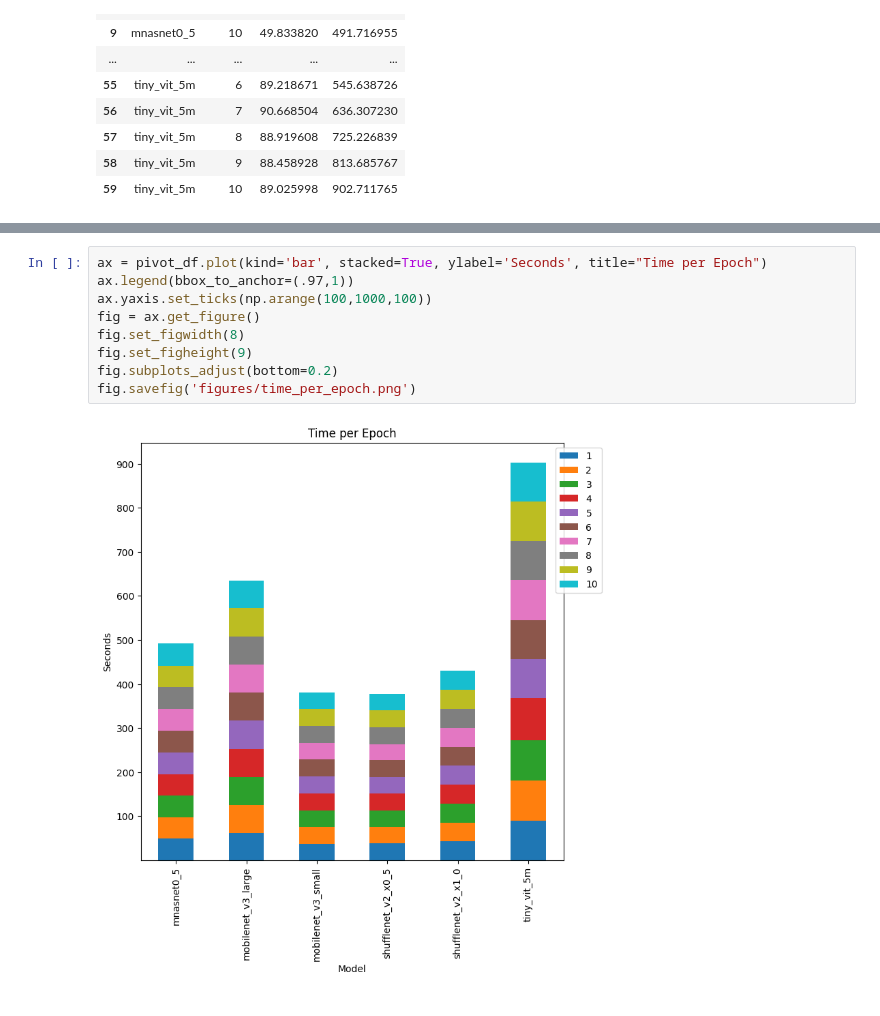
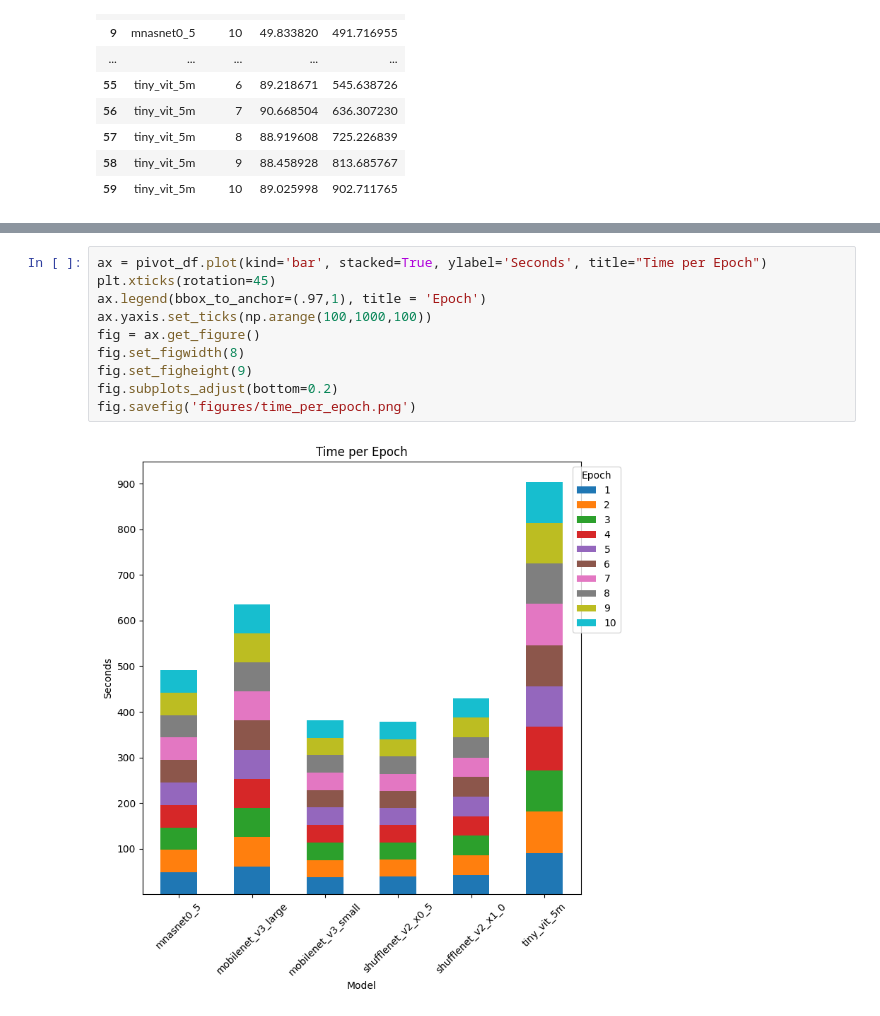
Before and after one commit to UVA-MLSys/Big-Data-Systems, a Jupyter notebook: Team 11/data_viz.ipynb, the cells around one changed output, grey strips where cells are left out. Cells and saved outputs as stored; diff of their text form.

Commit message:
model figures update

```diff
--- a/Team 11/data_viz.ipynb
+++ b/Team 11/data_viz.ipynb
@@ -158,15 +159,16 @@ pivot_df
 | tiny_vit_5m | 89.713524 | 91.544465 | 90.697973 | 96.108491 | 88.355602 | 89.218671 | 90.668504 | 88.919608 | 88.458928 | 89.025998 |
 # %%
 ax = pivot_df.plot(kind='bar', stacked=True, ylabel='Seconds', title="Time per Epoch")
-ax.legend(bbox_to_anchor=(.97,1))
+plt.xticks(rotation=45)
+ax.legend(bbox_to_anchor=(.97,1), title = 'Epoch')
 ax.yaxis.set_ticks(np.arange(100,1000,100))
 fig = ax.get_figure()
 fig.set_figwidth(8)
 fig.set_figheight(9)
 fig.subplots_adjust(bottom=0.2)
 fig.savefig('figures/time_per_epoch.png')
 # %% [output]
-[figure, old version]
+[figure, new version]
 # %%
 pivot_df[1]
 # %% [output]
```
Also changed, not shown: parts of 5 cells of this notebook, 3 other files.
